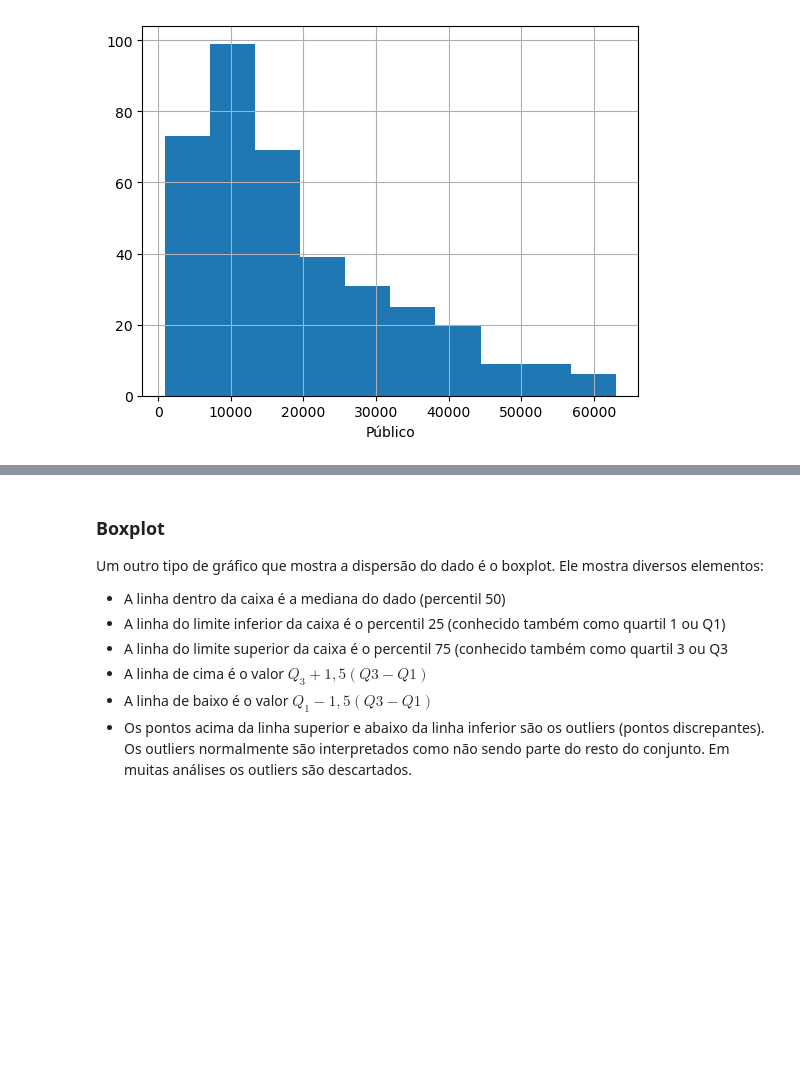
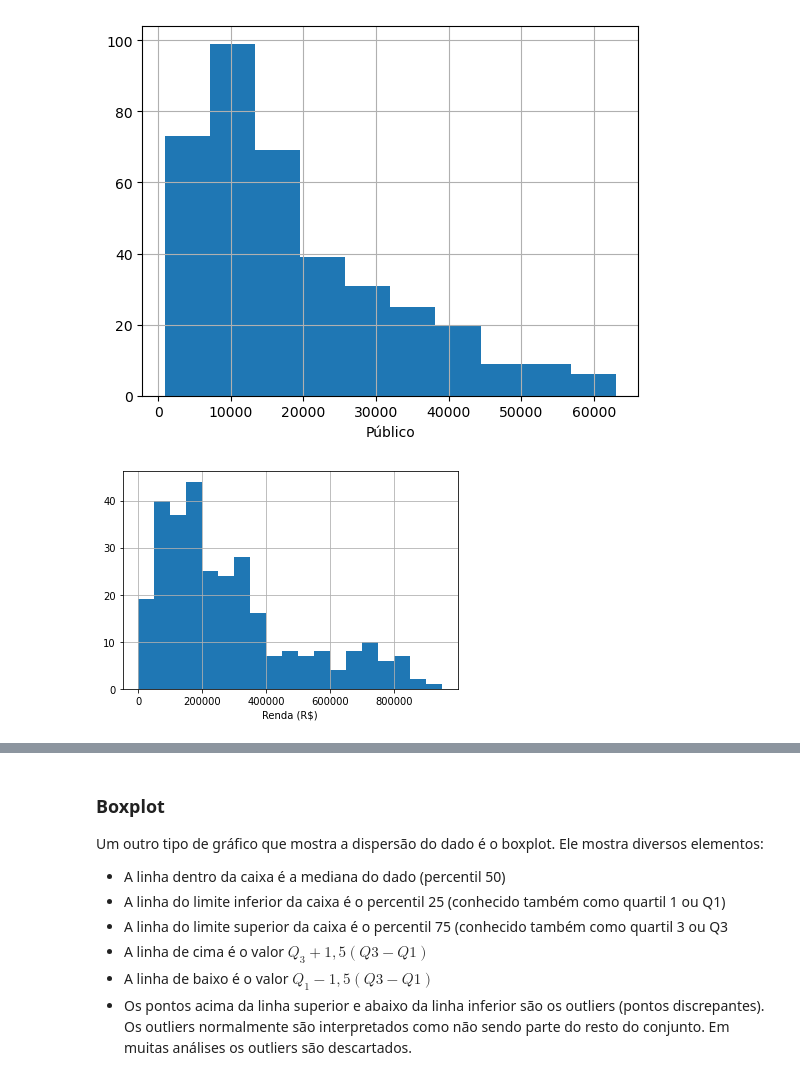
Before and after one commit to sofialora/BasesComputacionais, a Jupyter notebook: aula7/Estatistica.ipynb, the cells around one changed output, grey strips where cells are left out. Saved outputs shown, nothing was run; the diff lists cells and outputs as text; code cells hidden in the pictures; blank space fills up the shorter version.

```diff
--- a/aula7/Estatistica.ipynb
+++ b/aula7/Estatistica.ipynb
@@ -471,3 +491,10 @@ plt.xlabel('Público')
 plt.show()
 # %% [output]
 [figure]
+# %%
+plt.figure()
+tabela['Renda (R$)'].hist(bins=np.arange(0, 1e6, .05e6))
+plt.xlabel('Renda (R$)')
+plt.show()
+# %% [output]
+[figure, added]
```
Also changed, not shown: parts of 13 cells of this notebook.
